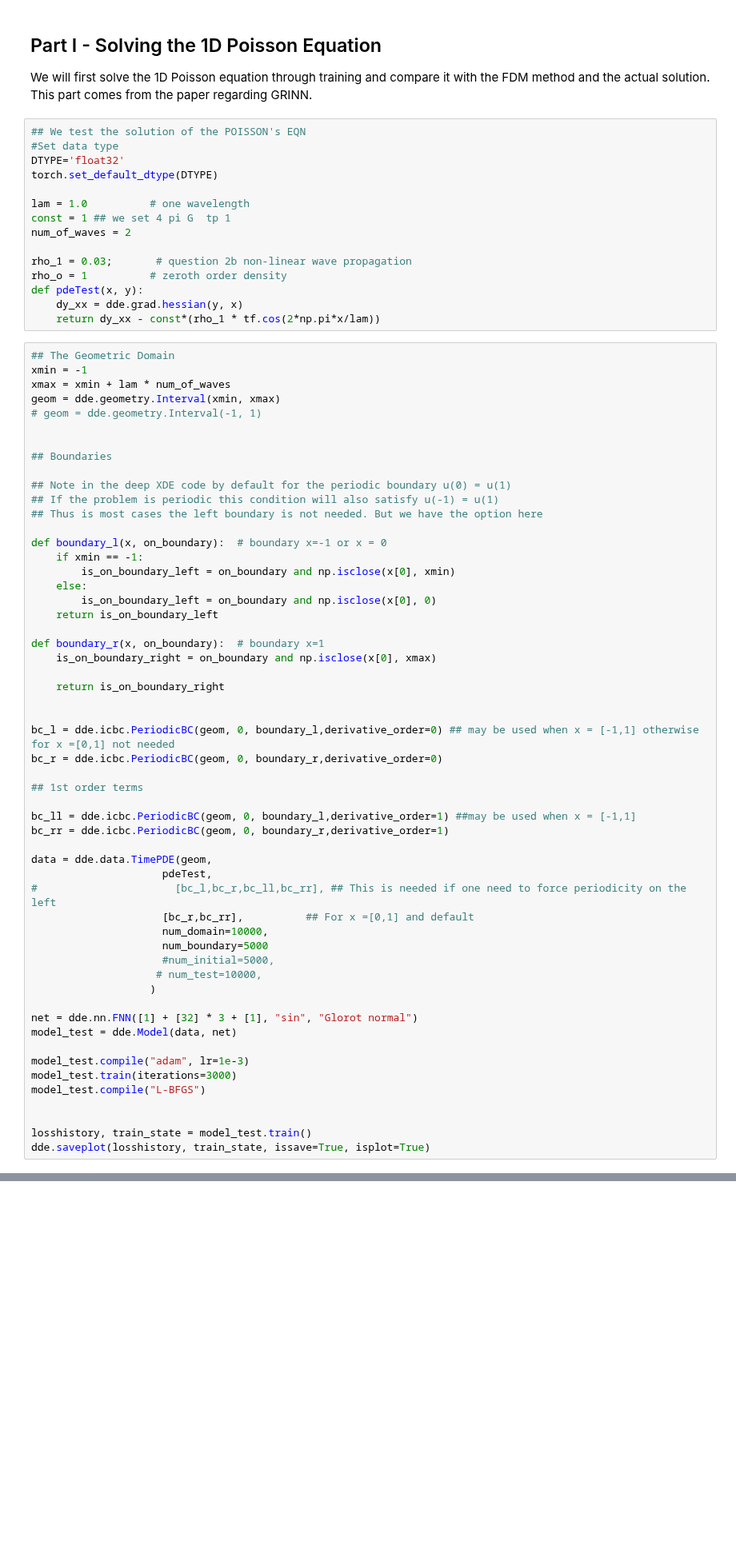
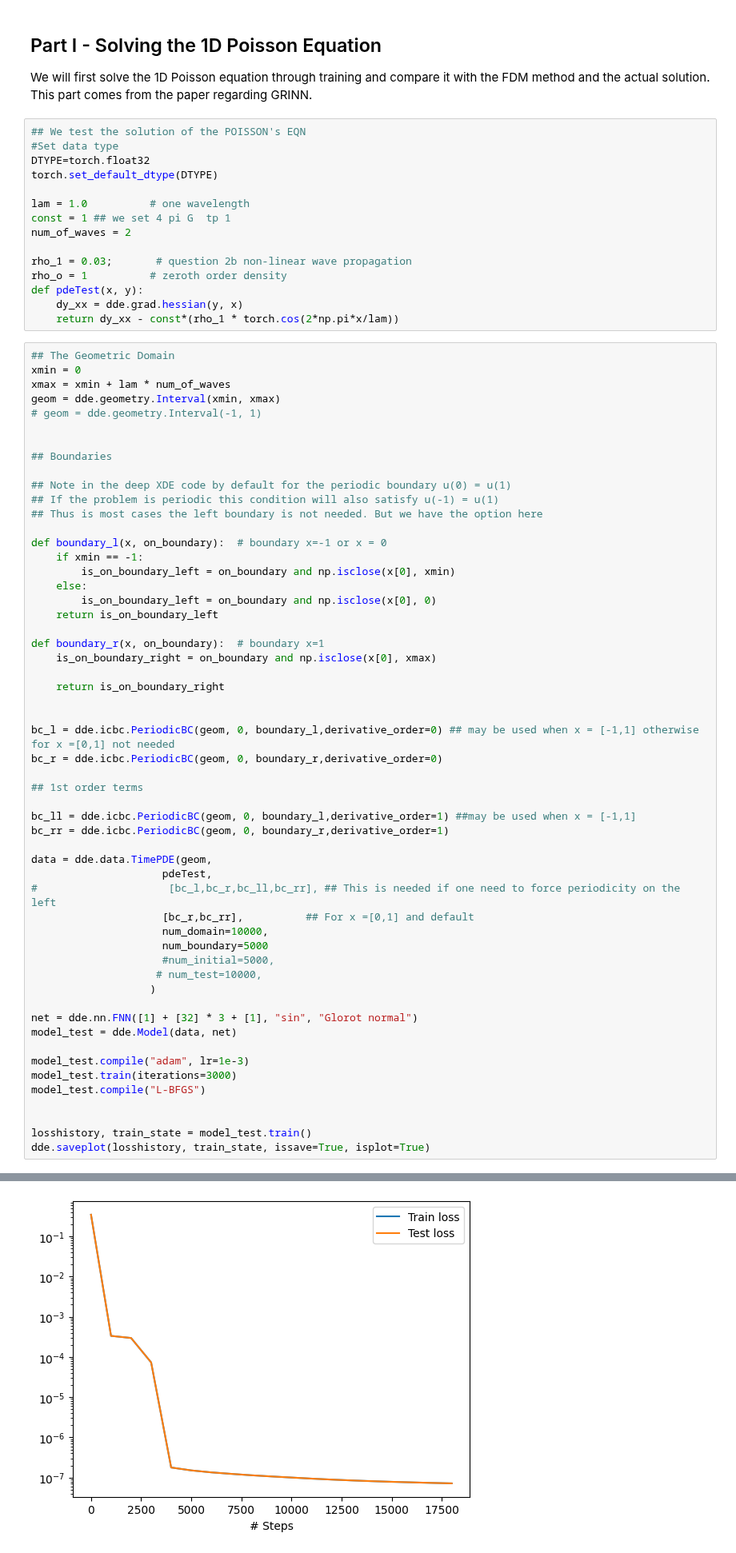
Before and after one commit to hojaelim/hojae-lim-diss, a Jupyter notebook: diss.ipynb, the cells around one changed output, grey strips where cells are left out. Shown at 80% size. Cells and saved outputs as stored; diff of their text form; blank space fills up the shorter version.

```diff
--- a/diss.ipynb
+++ b/diss.ipynb
@@ -29,7 +33,7 @@ We will first solve the 1D Poisson equation through training and compare it with
 # %%
 ## We test the solution of the POISSON's EQN
 #Set data type
-DTYPE='float32'
+DTYPE=torch.float32
 torch.set_default_dtype(DTYPE)
 
 lam = 1.0          # one wavelength
@@ -40,10 +44,10 @@ rho_1 = 0.03;       # question 2b non-linear wave propagation
 rho_o = 1          # zeroth order density
 def pdeTest(x, y):
     dy_xx = dde.grad.hessian(y, x)
-    return dy_xx - const*(rho_1 * tf.cos(2*np.pi*x/lam))
+    return dy_xx - const*(rho_1 * torch.cos(2*np.pi*x/lam))
 # %%
 ## The Geometric Domain
-xmin = -1
+xmin = 0
 xmax = xmin + lam * num_of_waves
 geom = dde.geometry.Interval(xmin, xmax)
 # geom = dde.geometry.Interval(-1, 1)
@@ -78,7 +82,7 @@ bc_rr = dde.icbc.PeriodicBC(geom, 0, boundary_r,derivative_order=1)
 
 data = dde.data.TimePDE(geom,
                      pdeTest,
-#                      [bc_l,bc_r,bc_ll,bc_rr], ## This is needed if one need to force periodicity on the left
+#                     [bc_l,bc_r,bc_ll,bc_rr], ## This is needed if one need to force periodicity on the left
                      [bc_r,bc_rr],          ## For x =[0,1] and default
                      num_domain=10000,
                      num_boundary=5000
@@ -96,3 +100,4 @@ model_test.compile("L-BFGS")
 
 losshistory, train_state = model_test.train()
 dde.saveplot(losshistory, train_state, issave=True, isplot=True)
+# %% [output]
@@ -98,0 +121 @@ dde.saveplot(losshistory, train_state, issave=True, isplot=True)
+[figure, added]
```
Also changed, not shown: parts of 4 cells of this notebook.
